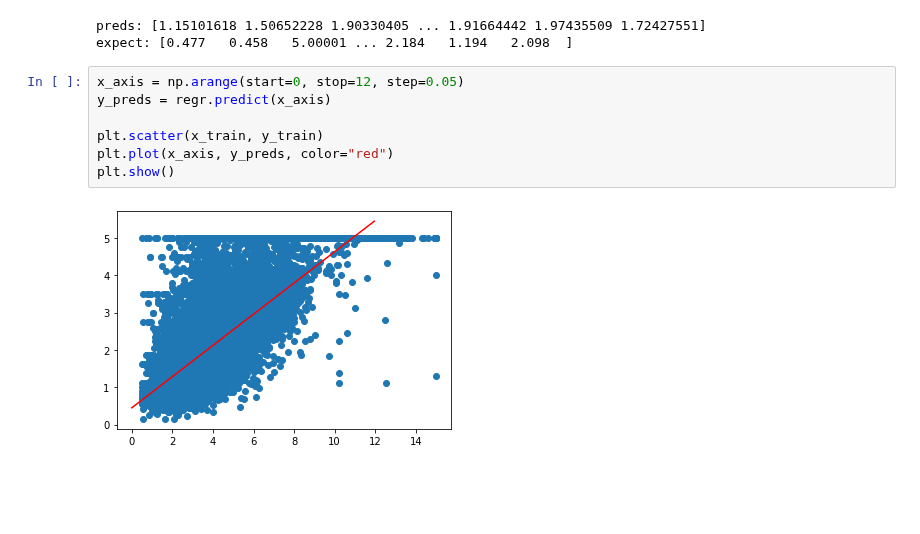
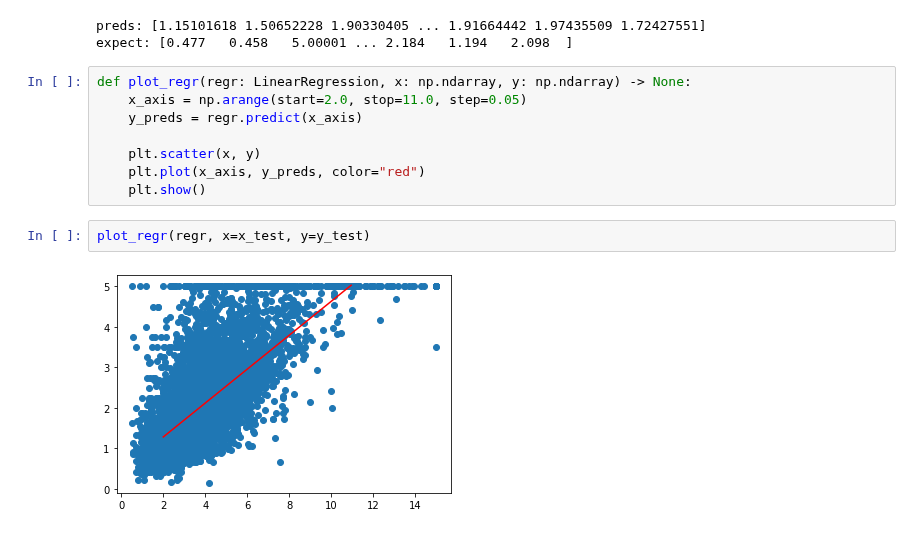
Before and after one commit to arthurh0812/MachineLearning, a Jupyter notebook: Chapter_5/linear_regression.ipynb, the cells around one changed output. Drawn from its saved outputs; the diff is of its cells as text; blank space fills up the shorter version.

Commit message:
Visualization of training and testing data at Linear Regression model

```diff
--- a/Chapter_5/linear_regression.ipynb
+++ b/Chapter_5/linear_regression.ipynb
@@ -103,11 +103,14 @@ print(f"expect: {y_test}")
 preds: [1.15101618 1.50652228 1.90330405 ... 1.91664442 1.97435509 1.72427551]
 expect: [0.477   0.458   5.00001 ... 2.184   1.194   2.098  ]
 # %%
-x_axis = np.arange(start=0, stop=12, step=0.05)
-y_preds = regr.predict(x_axis)
+def plot_regr(regr: LinearRegression, x: np.ndarray, y: np.ndarray) -> None:
+    x_axis = np.arange(start=2.0, stop=11.0, step=0.05)
+    y_preds = regr.predict(x_axis)
 
-plt.scatter(x_train, y_train)
-plt.plot(x_axis, y_preds, color="red")
-plt.show()
+    plt.scatter(x, y)
+    plt.plot(x_axis, y_preds, color="red")
+    plt.show()
-# %% [output]
-[figure, removed]
+# %%
+plot_regr(regr, x=x_test, y=y_test)
+# %% [output]
+[figure, added]
```
Also changed, not shown: parts of 3 cells of this notebook.
